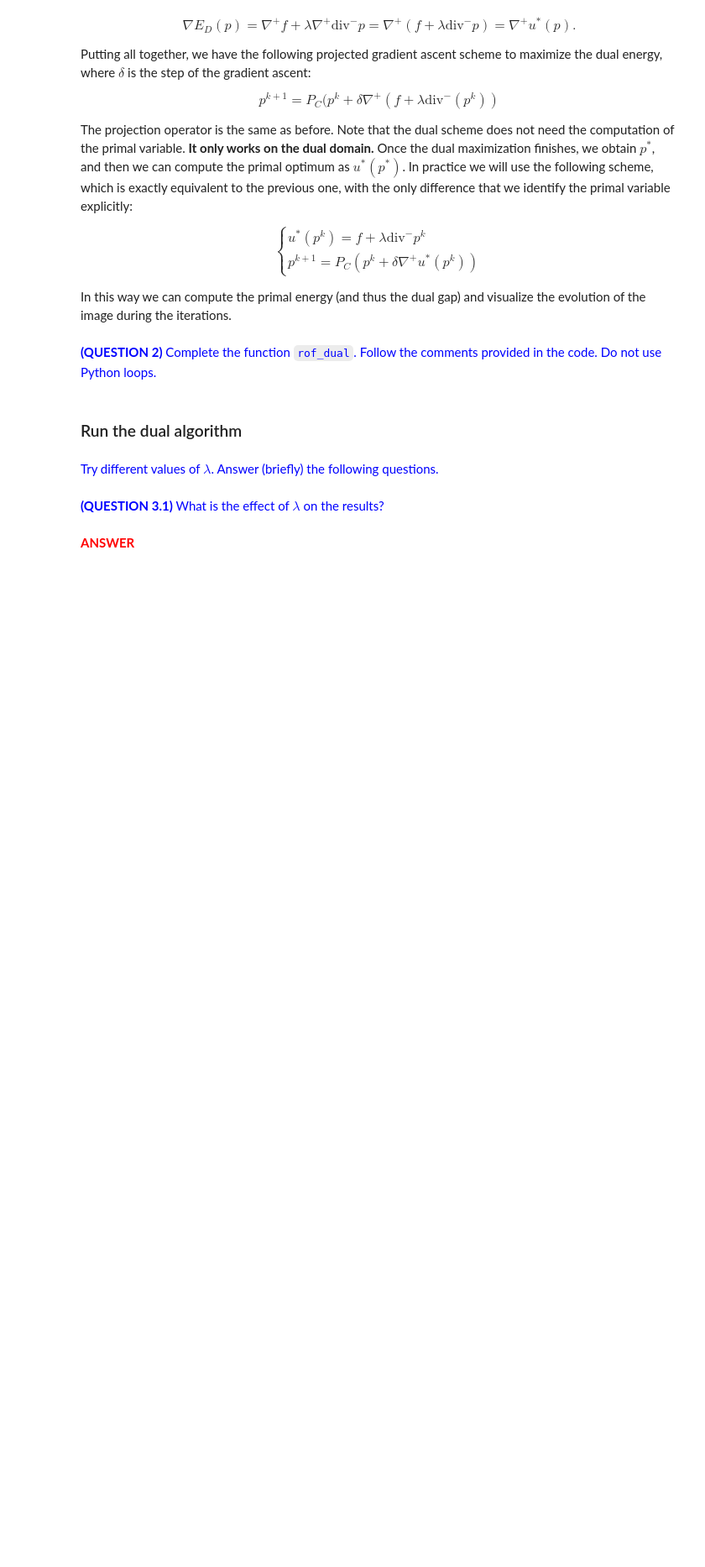
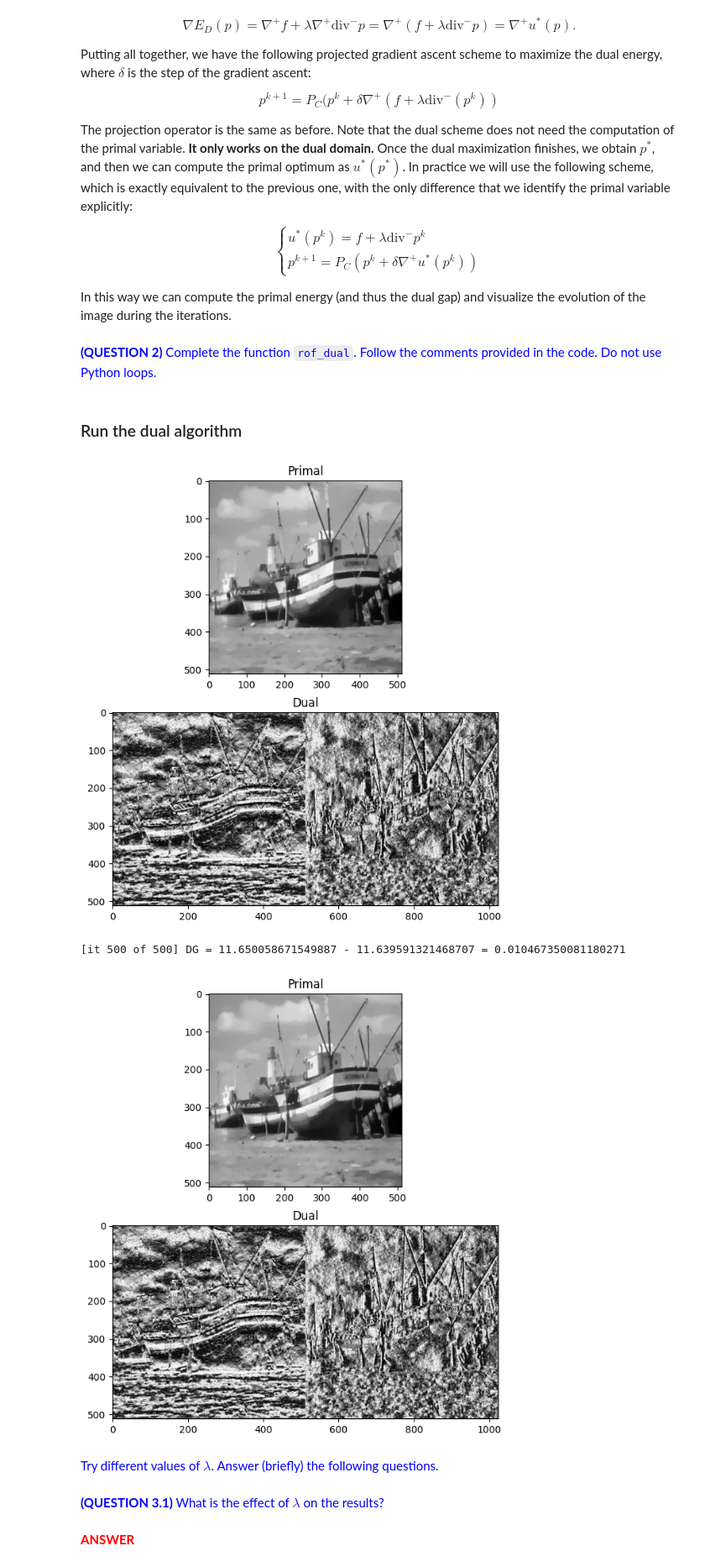
Before and after one commit to LucaFranceschi01/TO-2024, a Jupyter notebook: Lab6_ROF_denoising.ipynb, the cells around one changed output. Shown at 84% size. Saved outputs shown, nothing was run; the diff lists cells and outputs as text; code cells hidden in the pictures; blank space fills up the shorter version.

```diff
--- a/Lab6_ROF_denoising.ipynb
+++ b/Lab6_ROF_denoising.ipynb
@@ -449,26 +463,27 @@ def rof_dual(f: np.ndarray,
         it += 1
 
         # TODO: update primal variable and its gradient - this is u^*(xi) for current xi
-        u_star = None
-        gu_star_i, gu_star_j = None
+        u_star = f + lambda_ * div_p
+        gu_star_i, gu_star_j = im_fwd_gradient(u_star)
 
         # TODO: update dual variable - gradient ascent
-        p_i = None
-        p_j = None
+        p_i = p_i + delta * gu_star_i
+        p_j = p_j + delta * gu_star_j
 
         # TODO: project over the feasible set
-        p_i = None
-        p_j = None
+        norm = np.maximum(1, np.sqrt(p_i**2 + p_j**2))
+        p_i = p_i / norm
+        p_j = p_j / norm
 
         # TODO: update divergence of dual
-        div_p = None
+        div_p = im_bwd_divergence(p_i, p_j)
 
         # TODO: primal energy
-        PE = None
-        PE = None
+        PE = np.sum(np.sqrt(gu_star_i**2 + gu_star_j**2)) + (np.sum((u_star-f)**2))/(2*lambda_)
 
         # TODO: dual energy
-        DE = None
+        DE = (gf_i * p_i).sum() + (gf_j * p_j).sum() - \
+             lambda_/2 * (div_p ** 2).sum()
 
         # we normalize the energies between the number of pixels
         PE = PE / np.prod(sz)
@@ -497,18 +512,22 @@ def rof_dual(f: np.ndarray,
 # %%
 # Define the parameters
 lambda_ = 30
 pd_prms = {"max_iters": 500,
-            "tolerance": 1e-4,
+            "tolerance": 1e-2,
             "delta": 1/4.5 / lambda_
            }
 
 # Build up the plot
 fig, (ax1, ax2) = plt.subplots(nrows = 2, ncols = 1, figsize = (14, 8))
 ax1.set_title("Primal")
 ax2.set_title("Dual")
 
 # Run the primal dual
-_, _, _, fps, fds = rof_dual(image_noisy, lambda_, pd_prms, fig, ax1, ax2)
+_, _, _, fps2, fds2 = rof_dual(image_noisy, lambda_, pd_prms, fig, ax1, ax2)
+# %% [output]
+[figure, added]
+[it 500 of 500] DG = 11.650058671549887 - 11.639591321468707 = 0.010467350081180271
+[figure, added]
 # %% [markdown]
 <font color='blue'>Try different values of $\lambda$. Answer (briefly) the following questions.
 </font>
```
Also changed, not shown: parts of 8 cells of this notebook.
